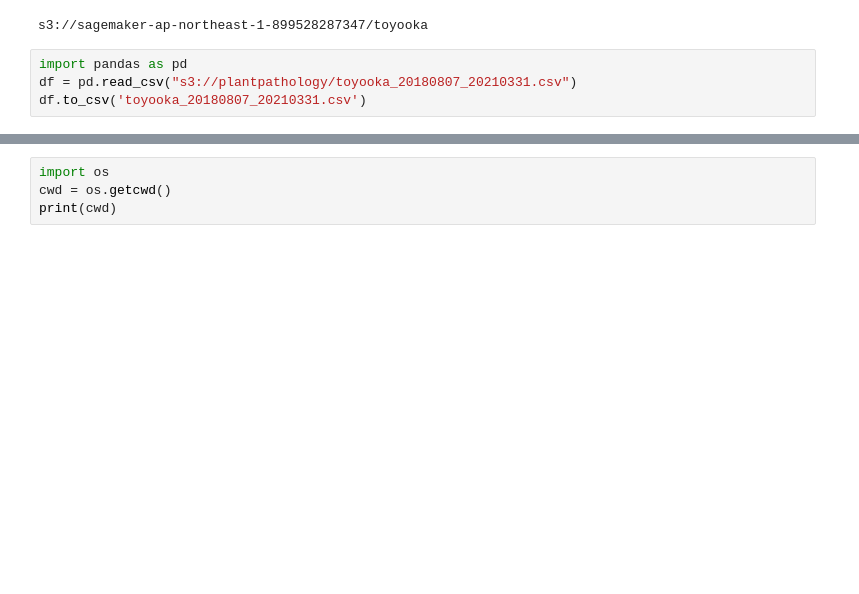
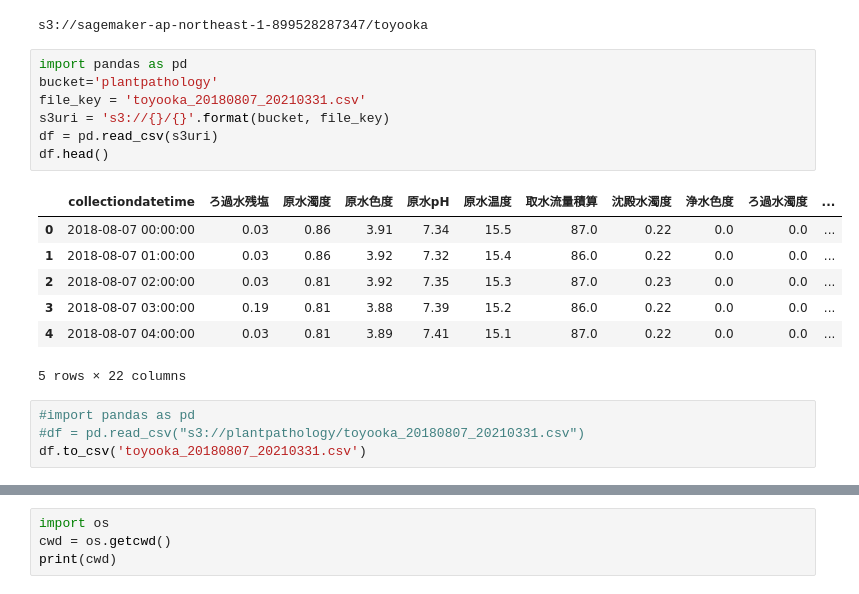
Before and after one commit to blahrmy/aaa, a Jupyter notebook: toyooka/Toyooka20221223.ipynb, the cells around one changed output, grey strips where cells are left out. Drawn from its saved outputs; the diff is of its cells as text; blank space fills up the shorter version.

```diff
--- a/toyooka/Toyooka20221223.ipynb
+++ b/toyooka/Toyooka20221223.ipynb
@@ -36,7 +55,22 @@ base_uri = f"s3://{default_bucket}/toyooka"
 print(base_uri)
 # %% [output]
 s3://sagemaker-ap-northeast-1-899528287347/toyooka
+# %%
+import pandas as pd
+bucket='plantpathology'
+file_key = 'toyooka_20180807_20210331.csv'
+s3uri = 's3://{}/{}'.format(bucket, file_key)
+df = pd.read_csv(s3uri)
+df.head()
+# %% [output]
+|  | collectiondatetime | ろ過水残塩 | 原水濁度 | 原水色度 | 原水pH | 原水温度 | 取水流量積算 | 沈殿水濁度 | 浄水色度 | ろ過水濁度 | ... |
+| 0 | 2018-08-07 00:00:00 | 0.03 | 0.86 | 3.91 | 7.34 | 15.5 | 87.0 | 0.22 | 0.0 | 0.0 | ... |
+| 1 | 2018-08-07 01:00:00 | 0.03 | 0.86 | 3.92 | 7.32 | 15.4 | 86.0 | 0.22 | 0.0 | 0.0 | ... |
+| 2 | 2018-08-07 02:00:00 | 0.03 | 0.81 | 3.92 | 7.35 | 15.3 | 87.0 | 0.23 | 0.0 | 0.0 | ... |
+| 3 | 2018-08-07 03:00:00 | 0.19 | 0.81 | 3.88 | 7.39 | 15.2 | 86.0 | 0.22 | 0.0 | 0.0 | ... |
+| 4 | 2018-08-07 04:00:00 | 0.03 | 0.81 | 3.89 | 7.41 | 15.1 | 87.0 | 0.22 | 0.0 | 0.0 | ... |
+5 rows × 22 columns
 # %%
-import pandas as pd
-df = pd.read_csv("s3://plantpathology/toyooka_20180807_20210331.csv")
+#import pandas as pd
+#df = pd.read_csv("s3://plantpathology/toyooka_20180807_20210331.csv")
 df.to_csv('toyooka_20180807_20210331.csv')
```
Also changed, not shown: parts of 7 cells of this notebook.
